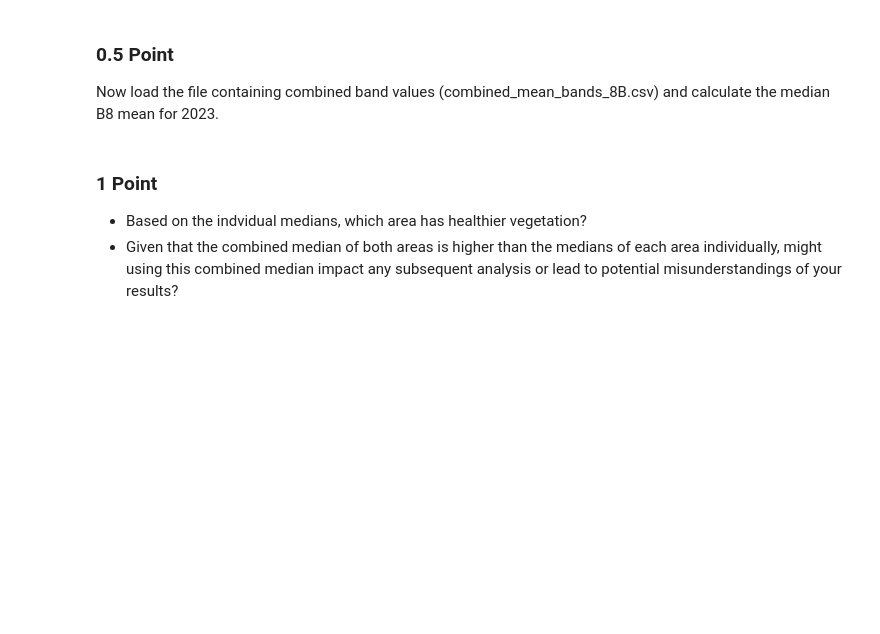
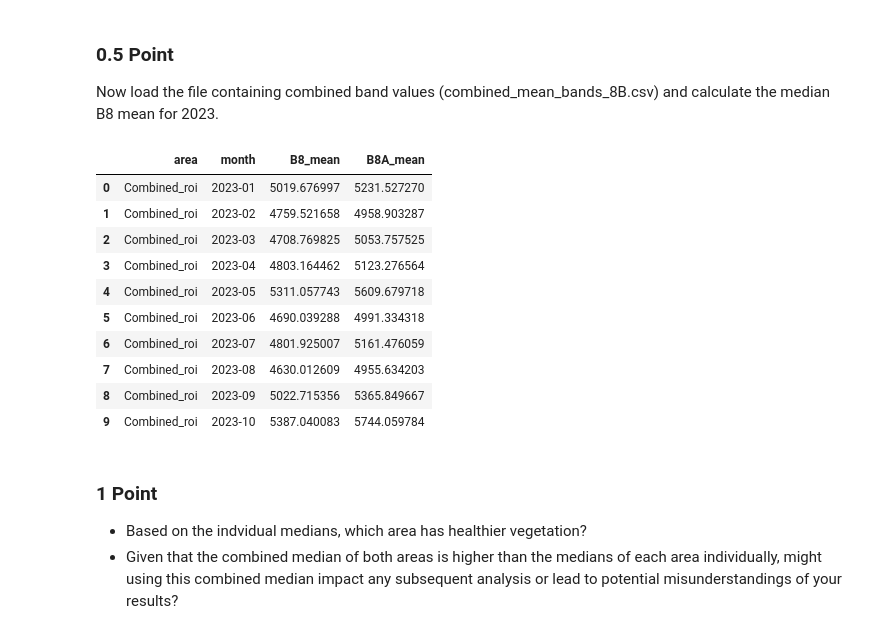
Before and after one commit to samueleserri/Elements-of-Data-Science-and-Artificial-Intelligence-, a Jupyter notebook: Assignment_2/EDSAI_assignment_2.ipynb, the cells around one changed output. Saved outputs shown, nothing was run; the diff lists cells and outputs as text; code cells hidden in the pictures; blank space fills up the shorter version.

```diff
--- a/Assignment_2/EDSAI_assignment_2.ipynb
+++ b/Assignment_2/EDSAI_assignment_2.ipynb
@@ -294,6 +150,19 @@ Now load the file containing combined band values (combined_mean_bands_8B.csv) a
 # %%
 # Add your code here
 combined_mean_bands_B8 = pd.read_csv('combined_mean_bands_B8.csv')
+combined_mean_bands_B8.head(10)
+# %% [output]
+|  | area | month | B8_mean | B8A_mean |
+| 0 | Combined_roi | 2023-01 | 5019.676997 | 5231.527270 |
+| 1 | Combined_roi | 2023-02 | 4759.521658 | 4958.903287 |
+| 2 | Combined_roi | 2023-03 | 4708.769825 | 5053.757525 |
+| 3 | Combined_roi | 2023-04 | 4803.164462 | 5123.276564 |
+| 4 | Combined_roi | 2023-05 | 5311.057743 | 5609.679718 |
+| 5 | Combined_roi | 2023-06 | 4690.039288 | 4991.334318 |
+| 6 | Combined_roi | 2023-07 | 4801.925007 | 5161.476059 |
+| 7 | Combined_roi | 2023-08 | 4630.012609 | 4955.634203 |
+| 8 | Combined_roi | 2023-09 | 5022.715356 | 5365.849667 |
+| 9 | Combined_roi | 2023-10 | 5387.040083 | 5744.059784 |
 # %% [markdown]
 ### 1 Point
 
```
Also changed, not shown: parts of 17 cells of this notebook.
